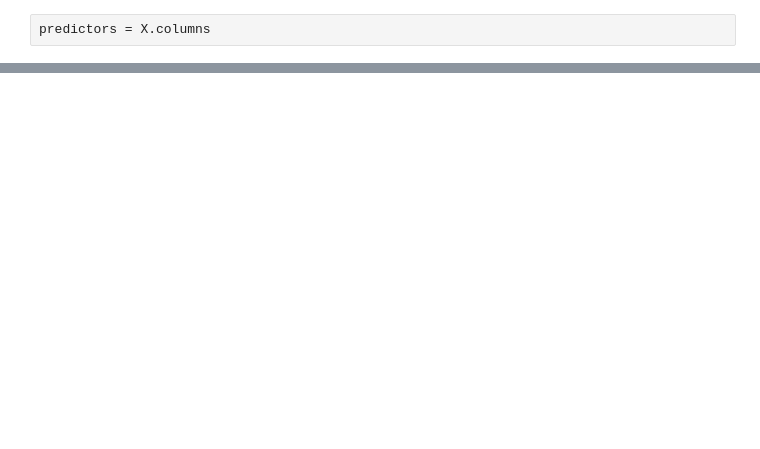
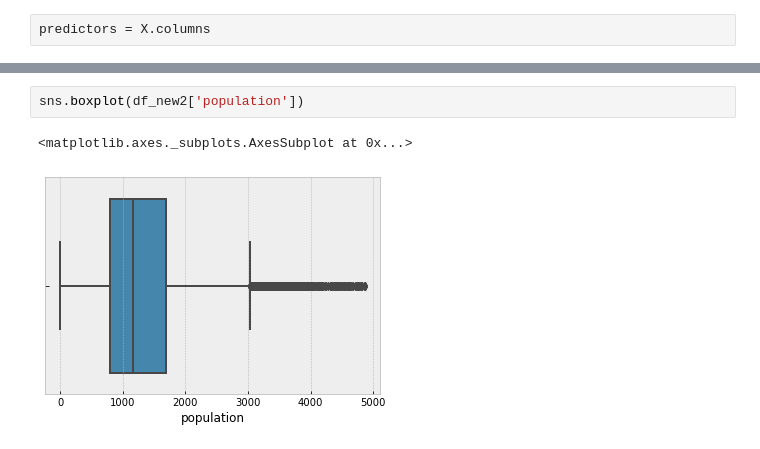
Before and after one commit to omotayo-alade/Scripts_Notebooks, a Jupyter notebook: notebooks/machine_learning.ipynb, the cells around one changed output, grey strips where cells are left out. Drawn from its saved outputs; the diff is of its cells as text; blank space fills up the shorter version.

```diff
--- a/notebooks/machine_learning.ipynb
+++ b/notebooks/machine_learning.ipynb
@@ -368,0 +410,5 @@ sns.distplot(y_pred, hist=False, color='r', label='Predicted', ax=ax)
+# %%
+sns.boxplot(df_new2['population'])
+# %% [output]
+<matplotlib.axes._subplots.AxesSubplot at 0x...>
+[figure, added]
```
Also changed, not shown: parts of 13 cells of this notebook.
